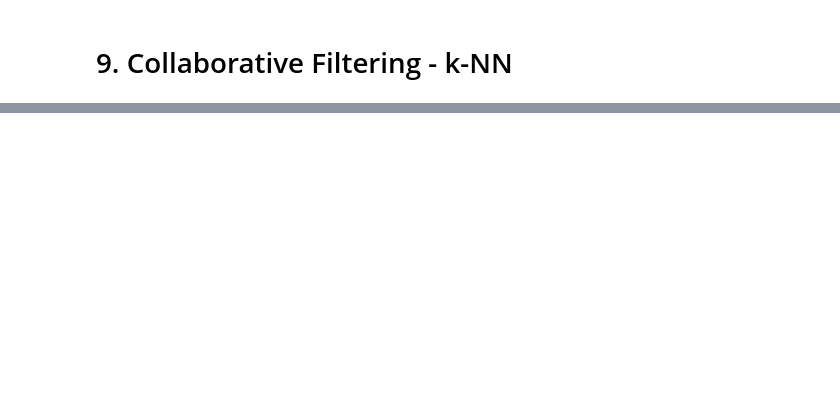
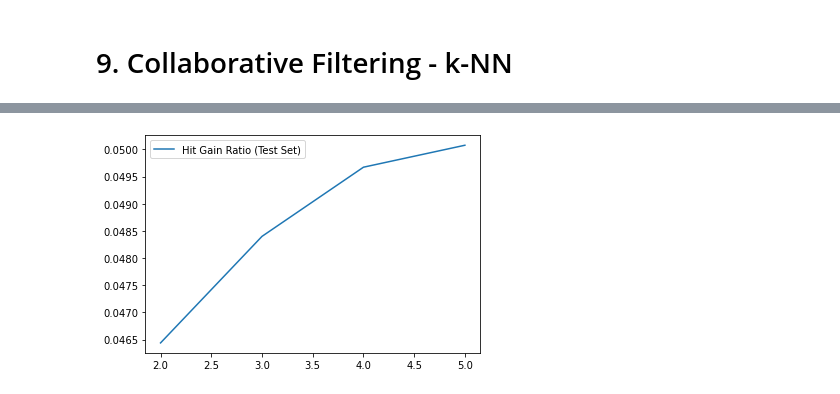
Before and after one commit to Rick0701/Videogames_Reccommendation, a Jupyter notebook: 9.Collaborative_Filtering_kNN.ipynb, the cells around one changed output, grey strips where cells are left out. Cells and saved outputs as stored; diff of their text form; code cells hidden in the pictures; blank space fills up the shorter version.

```diff
--- a/9.Collaborative_Filtering_kNN.ipynb
+++ b/9.Collaborative_Filtering_kNN.ipynb
@@ -200,0 +203,6 @@ users_mapping[4607]
+# %%
+plt.plot(neighb, hgr_model, label='Hit Gain Ratio (Test Set)')
+plt.legend()
+plt.show()
+# %% [output]
+[figure, added]
```
Also changed, not shown: parts of 41 cells of this notebook, 1 other file.
